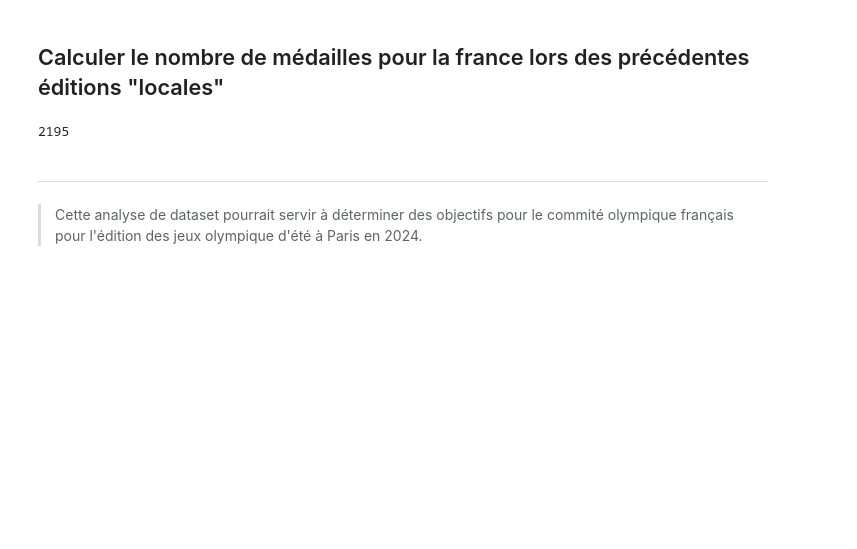
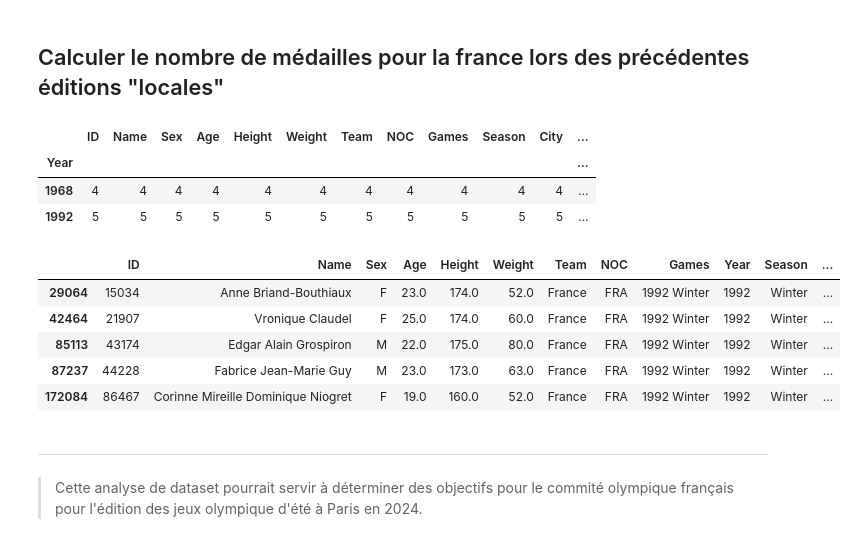
Before and after one commit to tekebim/python-render-session, a Jupyter notebook: Analyse_Olympics_Game.ipynb, the cells around one changed output. Saved outputs shown, nothing was run; the diff lists cells and outputs as text; code cells hidden in the pictures; blank space fills up the shorter version.

Commit message:
:zap: update test France medals as organizer

```diff
--- a/Analyse_Olympics_Game.ipynb
+++ b/Analyse_Olympics_Game.ipynb
@@ -912,3 +916,6 @@ len(athletesMedals.loc[athletesFilter['Year'] == '2006'])
 0
 # %% [markdown]
 On constate une abscence des données durant les éditions de Salt Lake City (USA) en 2002 et Torino (Italy) en 2006
+# %%
+frenchWinnersLocalEdition = localEdition[(localEdition.region == "France") & (localEdition.Organizer == "France") & (localEdition.Medal == "Gold")]
+frenchWinnersLocalEdition.info()
@@ -915,11 +940,25 @@ On constate une abscence des données durant les éditions de Salt Lake City (US
 # %% [markdown]
 ## Calculer le nombre de médailles pour la france lors des précédentes éditions "locales"
-# %%
-hostFrenchMedals = athletesMedalsWithHost[['Year', 'Organizer', 'Team']].drop_duplicates()
-hostMaskResults = (hostFrenchMedals['Organizer'] == hostFrenchMedals['Team'])
-hostMaskResults.count()
-# %% [output]
-2195
+# %%
+# filter since 1960 results
+frenchWinnersLocalEdition = frenchWinnersLocalEdition[frenchWinnersLocalEdition.Year > 1960]
+test = frenchWinnersLocalEdition.groupby('Year').count()
+test
+# %% [output]
+|  | ID | Name | Sex | Age | Height | Weight | Team | NOC | Games | Season | City | ... |
+| Year |  |  |  |  |  |  |  |  |  |  |  | ... |
+| 1968 | 4 | 4 | 4 | 4 | 4 | 4 | 4 | 4 | 4 | 4 | 4 | ... |
+| 1992 | 5 | 5 | 5 | 5 | 5 | 5 | 5 | 5 | 5 | 5 | 5 | ... |
+# %%
+frenchWinnersLocalEdition = frenchWinnersLocalEdition[frenchWinnersLocalEdition.Year == 1992]
+frenchWinnersLocalEdition
+# %% [output]
+|  | ID | Name | Sex | Age | Height | Weight | Team | NOC | Games | Year | Season | ... |
+| 29064 | 15034 | Anne Briand-Bouthiaux | F | 23.0 | 174.0 | 52.0 | France | FRA | 1992 Winter | 1992 | Winter | ... |
+| 42464 | 21907 | Vronique Claudel | F | 25.0 | 174.0 | 60.0 | France | FRA | 1992 Winter | 1992 | Winter | ... |
+| 85113 | 43174 | Edgar Alain Grospiron | M | 22.0 | 175.0 | 80.0 | France | FRA | 1992 Winter | 1992 | Winter | ... |
+| 87237 | 44228 | Fabrice Jean-Marie Guy | M | 23.0 | 173.0 | 63.0 | France | FRA | 1992 Winter | 1992 | Winter | ... |
+| 172084 | 86467 | Corinne Mireille Dominique Niogret | F | 19.0 | 160.0 | 52.0 | France | FRA | 1992 Winter | 1992 | Winter | ... |
 # %% [markdown]
 ---
 > Cette analyse de dataset pourrait servir à déterminer des objectifs pour le commité olympique français pour l'édition des jeux olympique d'été à Paris en 2024.
```
Also changed, not shown: parts of 9 cells of this notebook.
